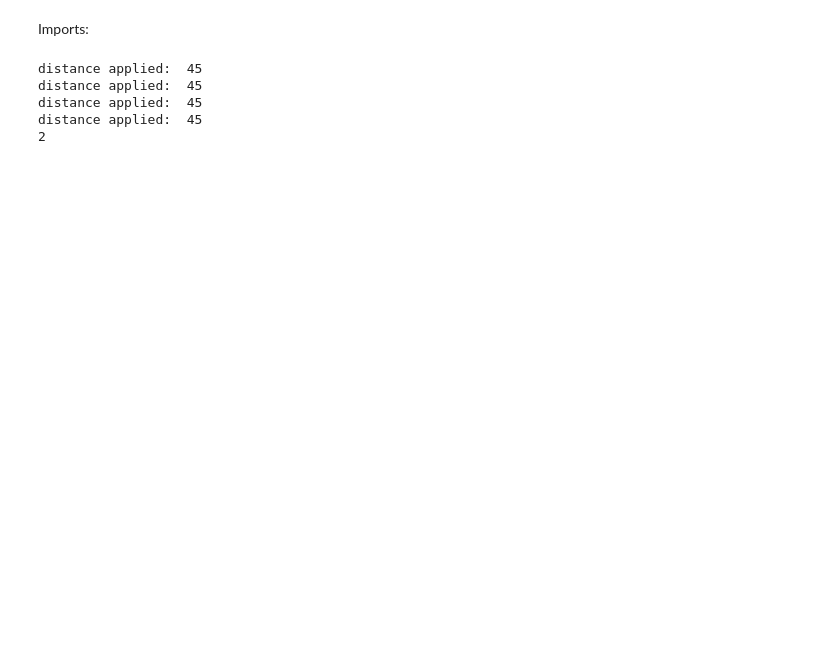
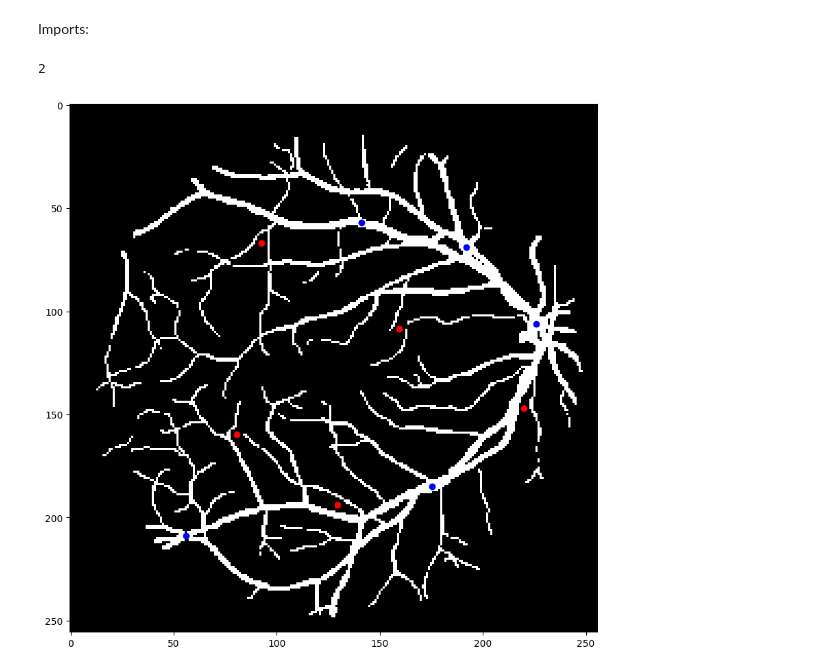
Before and after one commit to miriusz6/SamPeft, a Jupyter notebook: train_real.ipynb, the cells around one changed output. Drawn from its saved outputs; the diff is of its cells as text; code cells hidden in the pictures; blank space fills up the shorter version.

```diff
--- a/train_real.ipynb
+++ b/train_real.ipynb
@@ -27,12 +28,12 @@ args.num_cls = 3
 
 sam = load_model(args)
 # %%
-import pickle
-org_data = load_data()
 
-# save dta as pickle
-with open('data_w_ps.pkl', 'wb') as file:
-    pickle.dump(org_data, file)
+# # org_data = load_data()
+
+# #save dta as pickle
+# with open('data_w_ps.pkl', 'wb') as file:
+#     pickle.dump(org_data, file)
 
 
 with open('data_w_ps.pkl', 'rb') as file:
@@ -41,8 +42,4 @@ with open('data_w_ps.pkl', 'rb') as file:
 sammy = Sammy(sam, (512,512))
 print(len(org_data['image']))
 # %% [output]
-distance applied:  45
-distance applied:  45
-distance applied:  45
-distance applied:  45
 2
@@ -54,6 +55,33 @@ batch_p_labels = org_data['p_labels'][0:2]
 features = sammy.encode_img(batch_imgs)
 sparse_embeddings, dense_embeddings = sammy.encode_promts(batch_points, batch_p_labels)
 iou_predictions, low_res_masks = sammy.decode_features(features, sparse_embeddings, dense_embeddings)
+# %%
+def visualize_true_mask(mask,points, p_labels):
+    f = Upsample(scale_factor=0.5)
+
+    tru = mask
+
+    points = points * 0.5
+    lbls = p_labels
+
+
+    tru = f(torch.tensor(tru)[None,None, :, :].float()).numpy()
+    tru = tru[0][0]
+
+    # plot only true mask
+    fig, axs = plt.subplots(1, 1, figsize=(10,10))
+    axs.imshow(tru, cmap='gray')
+
+    #scatter points
+    for i in range(len(points)):
+        if lbls[i] == 1:
+            axs.scatter(points[i][1], points[i][0], c='blue')#, s = 2)
+        else:
+            axs.scatter(points[i][1], points[i][0], c='red')#, s = 2)
+# %%
+visualize_true_mask(batch_masks[0], batch_points[0], batch_p_labels[0])
+# %% [output]
+[figure, added]
 # %%
 
 def visualize_predictions(true_mask, low_res_preds, points, p_labels):
```
Also changed, not shown: parts of 14 cells of this notebook, 26 other files.
